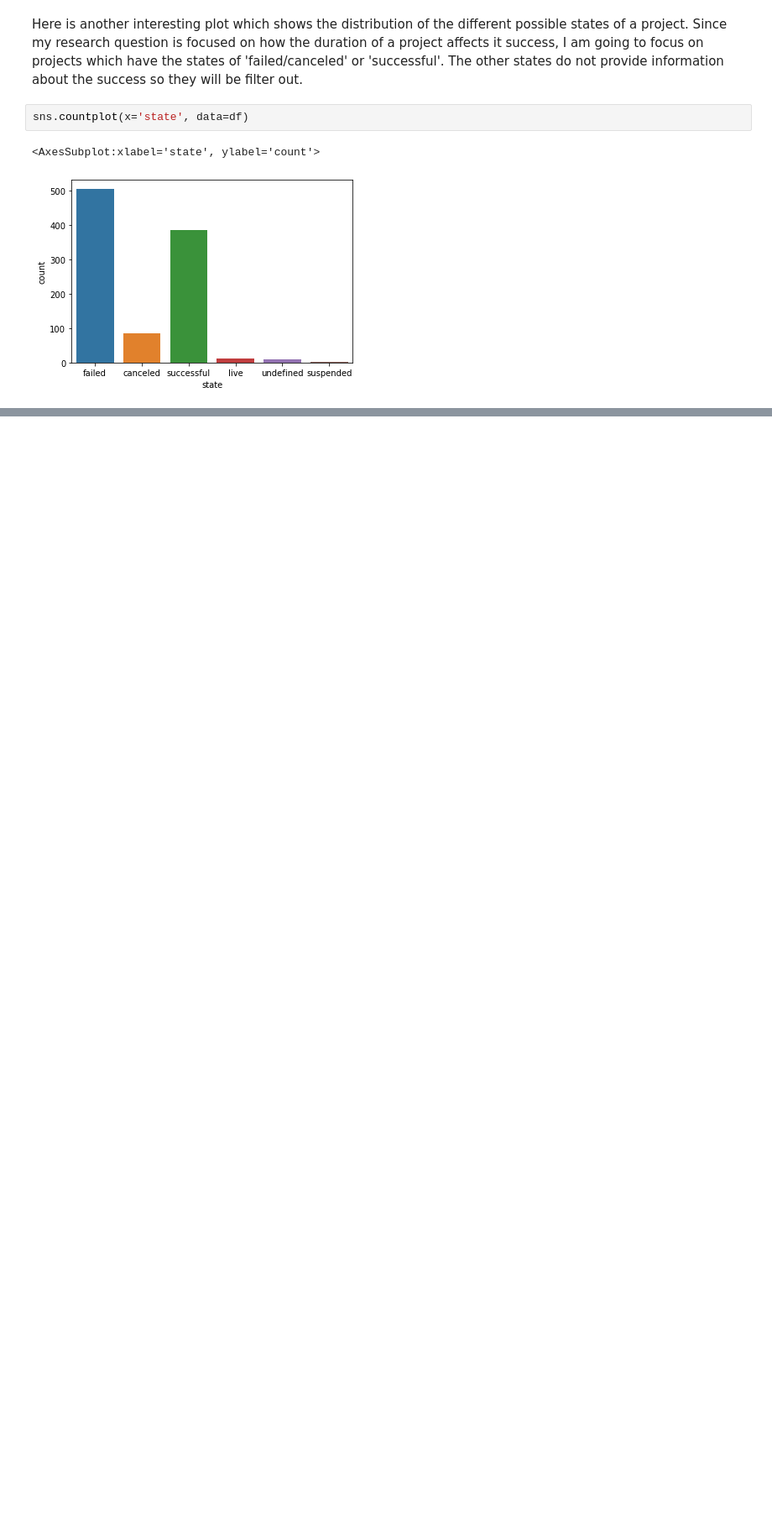
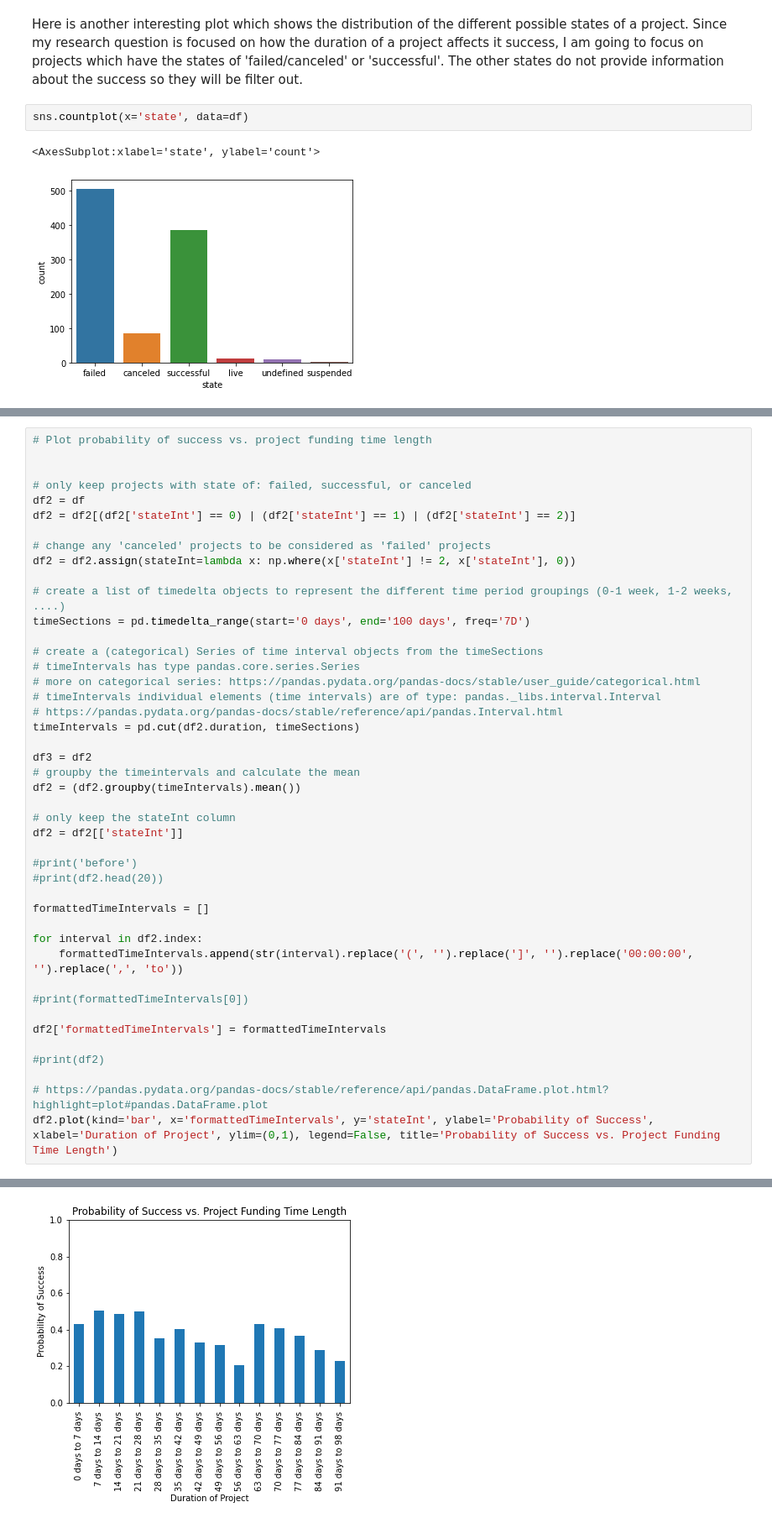
Before and after one commit to data301-2021-summer2/project-group46-project, a Jupyter notebook: analysis/Jacob/milestone1.ipynb, the cells around one changed output, grey strips where cells are left out. Shown: that part at 84% size. Drawn from its saved outputs; the diff is of its cells as text; blank space fills up the shorter version.

```diff
--- a/analysis/Jacob/milestone1.ipynb
+++ b/analysis/Jacob/milestone1.ipynb
@@ -144,0 +173,45 @@ sns.pairplot(df2)
+# %%
+# Plot probability of success vs. project funding time length
+
+
+# only keep projects with state of: failed, successful, or canceled
+df2 = df
+df2 = df2[(df2['stateInt'] == 0) | (df2['stateInt'] == 1) | (df2['stateInt'] == 2)]
+
+# change any 'canceled' projects to be considered as 'failed' projects
+df2 = df2.assign(stateInt=lambda x: np.where(x['stateInt'] != 2, x['stateInt'], 0))
+
+# create a list of timedelta objects to represent the different time period groupings (0-1 week, 1-2 weeks, ....)
+timeSections = pd.timedelta_range(start='0 days', end='100 days', freq='7D')
+
+# create a (categorical) Series of time interval objects from the timeSections
+# timeIntervals has type pandas.core.series.Series
+# more on categorical series: https://pandas.pydata.org/pandas-docs/stable/user_guide/categorical.html
+# timeIntervals individual elements (time intervals) are of type: pandas._libs.interval.Interval
+# https://pandas.pydata.org/pandas-docs/stable/reference/api/pandas.Interval.html
+timeIntervals = pd.cut(df2.duration, timeSections)
+
+df3 = df2
+# groupby the timeintervals and calculate the mean
+df2 = (df2.groupby(timeIntervals).mean())
+
+# only keep the stateInt column
+df2 = df2[['stateInt']]
+
+#print('before')
+#print(df2.head(20))
+
+formattedTimeIntervals = []
+
+for interval in df2.index:
+    formattedTimeIntervals.append(str(interval).replace('(', '').replace(']', '').replace('00:00:00', '').replace(',', 'to'))
+
+#print(formattedTimeIntervals[0])
+
+df2['formattedTimeIntervals'] = formattedTimeIntervals
+
+#print(df2)
+
+# https://pandas.pydata.org/pandas-docs/stable/reference/api/pandas.DataFrame.plot.html?highlight=plot#pandas.DataFrame.plot
+df2.plot(kind='bar', x='formattedTimeIntervals', y='stateInt', ylabel='Probability of Success', xlabel='Duration of Project', ylim=(0,1), legend=False, title='Probability of Success vs. Project Funding Time Length')
+# %% [output]
@@ -144,0 +219 @@ sns.pairplot(df2)
+[figure, added]
```
Also changed, not shown: parts of 18 cells of this notebook, 1 other file.
